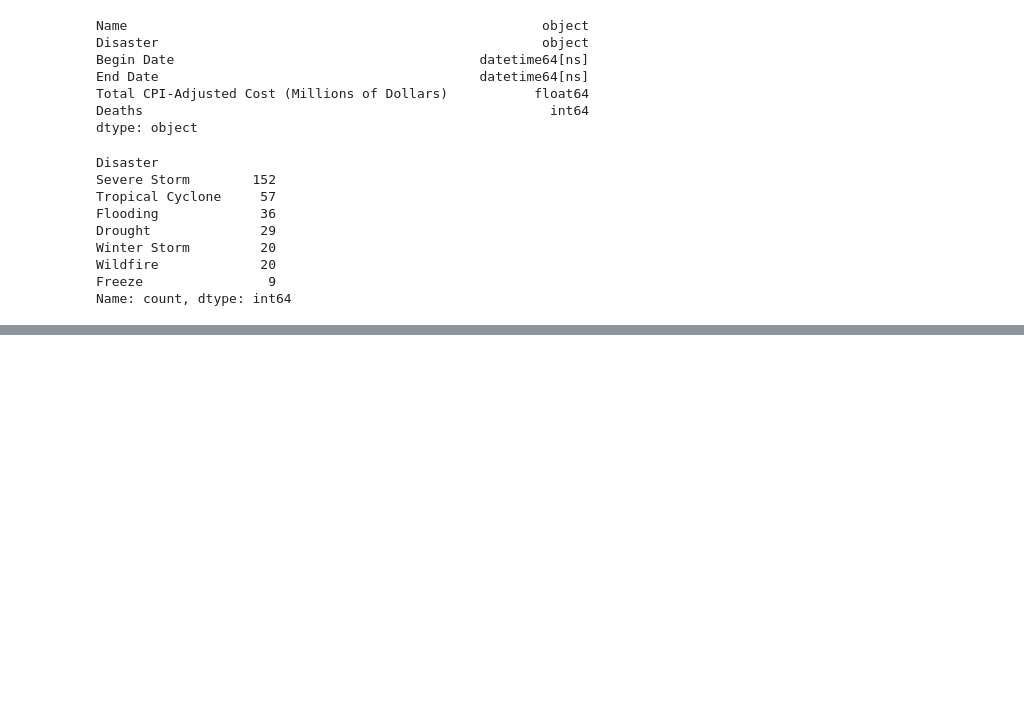
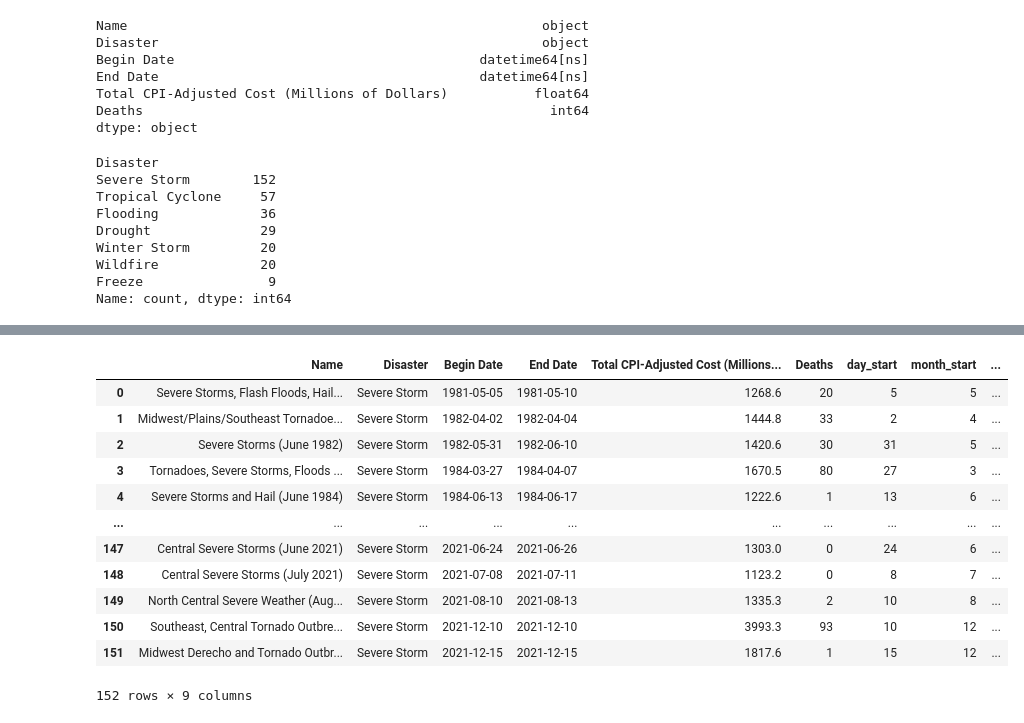
Before and after one commit to ryanlonergan/miniprojects, a Jupyter notebook: storm_damage_viz/storm_damage.ipynb, the cells around one changed output, grey strips where cells are left out. Cells and saved outputs as stored; diff of their text form; code cells hidden in the pictures; blank space fills up the shorter version.

Commit message:
created season column using meteorological definitions

```diff
--- a/storm_damage_viz/storm_damage.ipynb
+++ b/storm_damage_viz/storm_damage.ipynb
@@ -51,0 +61,16 @@ severe_storm_df
+# %%
+severe_storm_df
+# %% [output]
+|  | Name | Disaster | Begin Date | End Date | Total CPI-Adjusted Cost (Millions... | Deaths | day_start | month_start | ... |
+| 0 | Severe Storms, Flash Floods, Hail... | Severe Storm | 1981-05-05 | 1981-05-10 | 1268.6 | 20 | 5 | 5 | ... |
+| 1 | Midwest/Plains/Southeast Tornadoe... | Severe Storm | 1982-04-02 | 1982-04-04 | 1444.8 | 33 | 2 | 4 | ... |
+| 2 | Severe Storms (June 1982) | Severe Storm | 1982-05-31 | 1982-06-10 | 1420.6 | 30 | 31 | 5 | ... |
+| 3 | Tornadoes, Severe Storms, Floods ... | Severe Storm | 1984-03-27 | 1984-04-07 | 1670.5 | 80 | 27 | 3 | ... |
+| 4 | Severe Storms and Hail (June 1984) | Severe Storm | 1984-06-13 | 1984-06-17 | 1222.6 | 1 | 13 | 6 | ... |
+| ... | ... | ... | ... | ... | ... | ... | ... | ... | ... |
+| 147 | Central Severe Storms (June 2021) | Severe Storm | 2021-06-24 | 2021-06-26 | 1303.0 | 0 | 24 | 6 | ... |
+| 148 | Central Severe Storms (July 2021) | Severe Storm | 2021-07-08 | 2021-07-11 | 1123.2 | 0 | 8 | 7 | ... |
+| 149 | North Central Severe Weather (Aug... | Severe Storm | 2021-08-10 | 2021-08-13 | 1335.3 | 2 | 10 | 8 | ... |
+| 150 | Southeast, Central Tornado Outbre... | Severe Storm | 2021-12-10 | 2021-12-10 | 3993.3 | 93 | 10 | 12 | ... |
+| 151 | Midwest Derecho and Tornado Outbr... | Severe Storm | 2021-12-15 | 2021-12-15 | 1817.6 | 1 | 15 | 12 | ... |
+152 rows × 9 columns
```
Also changed, not shown: parts of 9 cells of this notebook.
